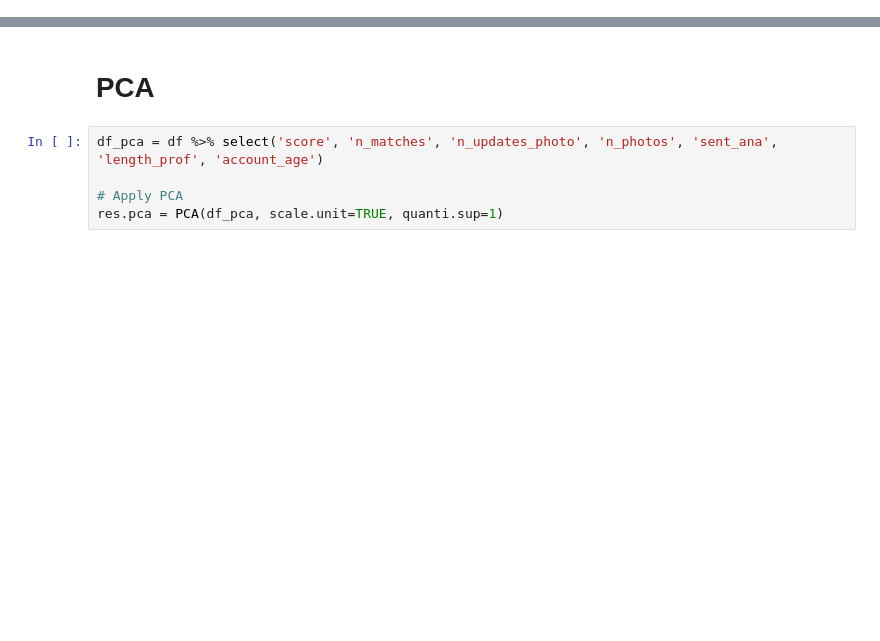
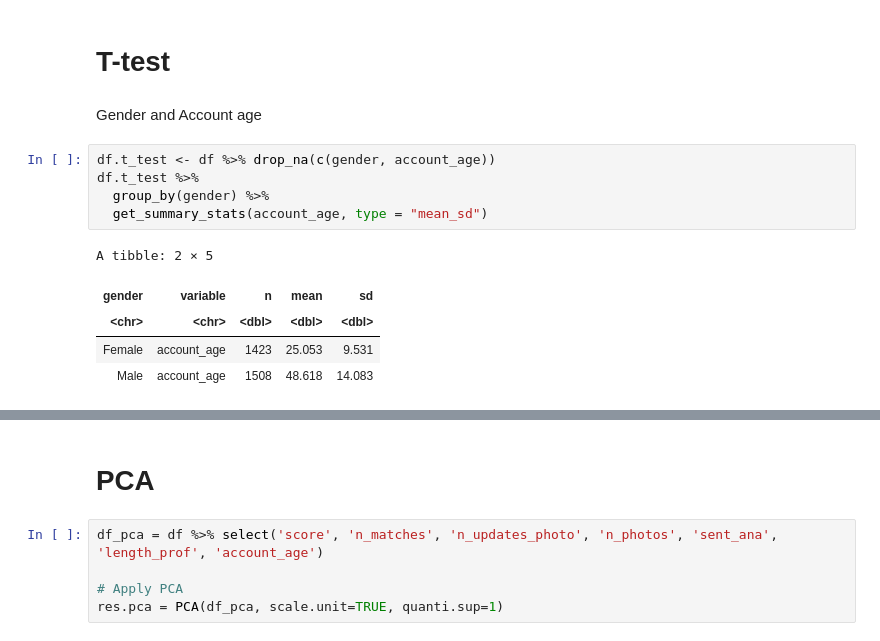
Before and after one commit to buu-nguyen/PIB3-Clustering, a Jupyter notebook: PCA-R.ipynb, the cells around one changed output, grey strips where cells are left out. Saved outputs shown, nothing was run; the diff lists cells and outputs as text; blank space fills up the shorter version.

```diff
--- a/PCA-R.ipynb
+++ b/PCA-R.ipynb
@@ -9,0 +54,15 @@ head(df)
+# %% [markdown]
+# T-test
+# %% [markdown]
+Gender and Account age
+# %%
+df.t_test <- df %>% drop_na(c(gender, account_age))
+df.t_test %>%
+  group_by(gender) %>%
+  get_summary_stats(account_age, type = "mean_sd")
+# %% [output]
+A tibble: 2 × 5
+| gender | variable | n | mean | sd |
+| <chr> | <chr> | <dbl> | <dbl> | <dbl> |
+| Female | account_age | 1423 | 25.053 | 9.531 |
+| Male | account_age | 1508 | 48.618 | 14.083 |
```
Also changed, not shown: parts of 9 cells of this notebook, 5 other files.
